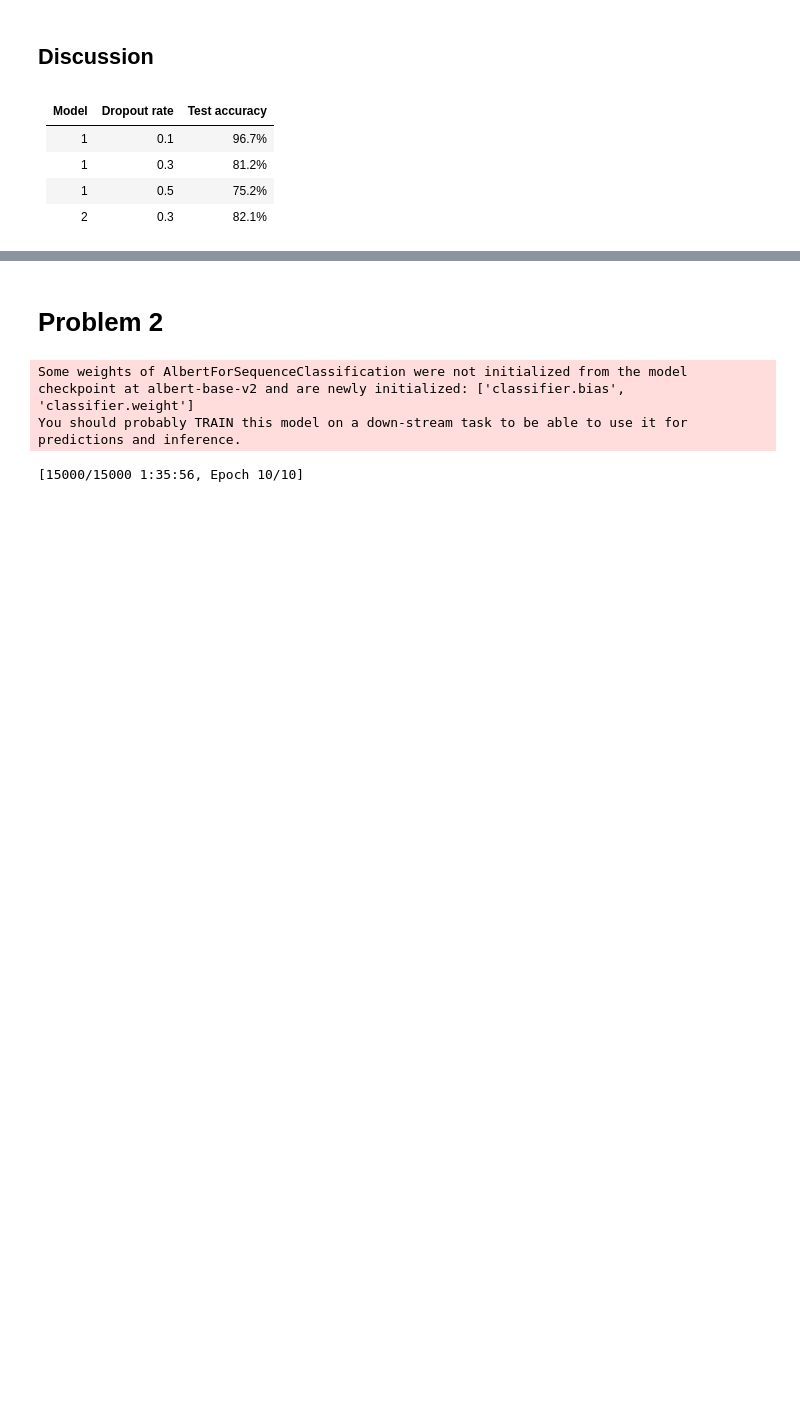
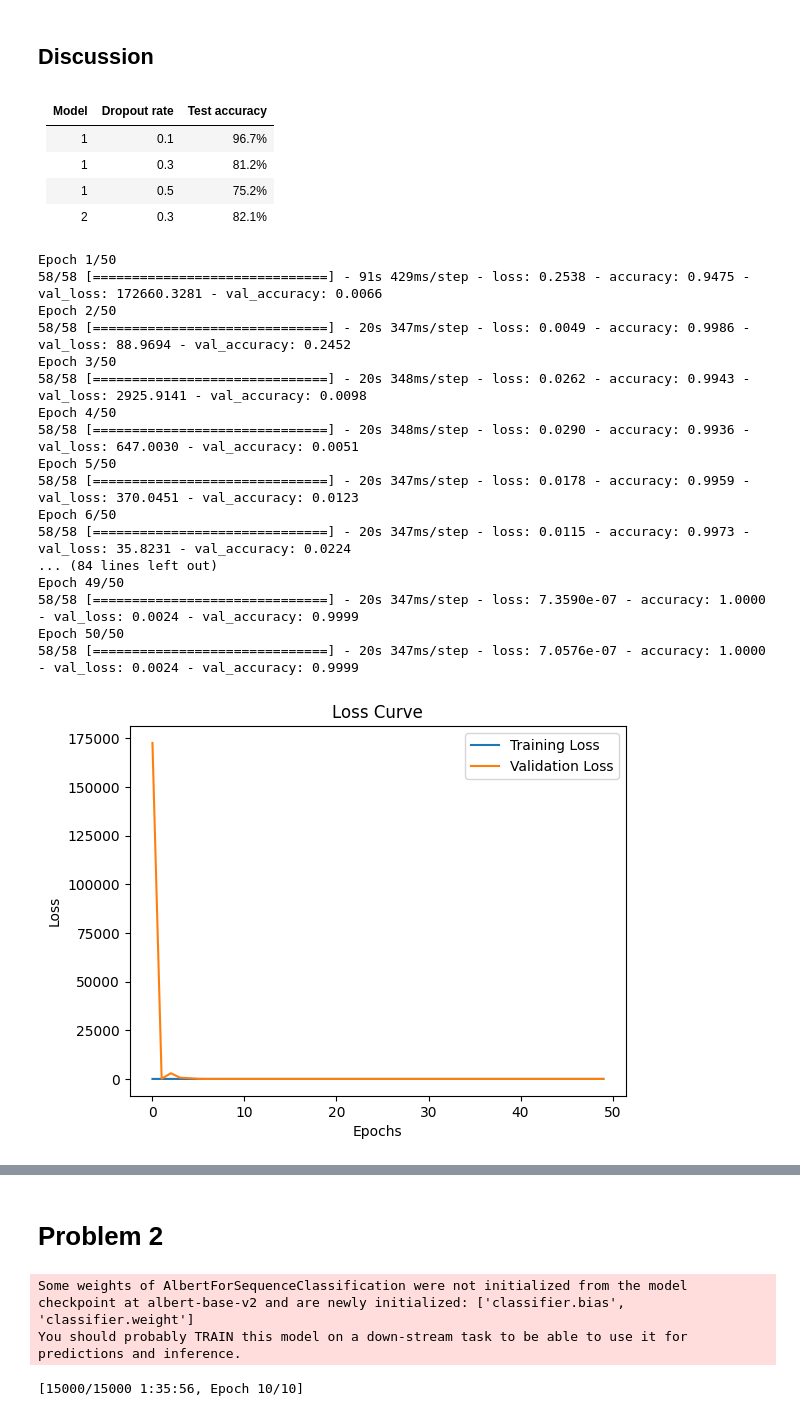
Before and after one commit to yimianxyz/sysen6888, a Jupyter notebook: main.ipynb, the cells around one changed output, grey strips where cells are left out. Cells and saved outputs as stored; diff of their text form; code cells hidden in the pictures; blank space fills up the shorter version.

```diff
--- a/main.ipynb
+++ b/main.ipynb
@@ -227,3 +232,27 @@ EfficientNetB1: Params=8084490, Time=1.8686602115631104, Accuracy=0.964871287345
 | 1 | 0.3 | 81.2% |
 | 1 | 0.5 | 75.2% |
 | 2 | 0.3 | 82.1% |
+# %%
+# Create and train ResNet101
+resnet_base = ResNet101(weights='imagenet', include_top=False, input_shape=(75, 75, 3))
+resnet_params, resnet_time, resnet_acc = create_and_train_model(resnet_base, train_gen, test_gen, freeze_layers=False)
+print(f"ResNet101: Params={resnet_params}, Time={resnet_time}, Accuracy={resnet_acc}")
+# %% [output]
+Epoch 1/50
+58/58 [==============================] - 91s 429ms/step - loss: 0.2538 - accuracy: 0.9475 - val_loss: 172660.3281 - val_accuracy: 0.0066
+Epoch 2/50
+58/58 [==============================] - 20s 347ms/step - loss: 0.0049 - accuracy: 0.9986 - val_loss: 88.9694 - val_accuracy: 0.2452
+Epoch 3/50
+58/58 [==============================] - 20s 348ms/step - loss: 0.0262 - accuracy: 0.9943 - val_loss: 2925.9141 - val_accuracy: 0.0098
+Epoch 4/50
+58/58 [==============================] - 20s 348ms/step - loss: 0.0290 - accuracy: 0.9936 - val_loss: 647.0030 - val_accuracy: 0.0051
+Epoch 5/50
+58/58 [==============================] - 20s 347ms/step - loss: 0.0178 - accuracy: 0.9959 - val_loss: 370.0451 - val_accuracy: 0.0123
+Epoch 6/50
+58/58 [==============================] - 20s 347ms/step - loss: 0.0115 - accuracy: 0.9973 - val_loss: 35.8231 - val_accuracy: 0.0224
+... (84 lines left out)
+Epoch 49/50
+58/58 [==============================] - 20s 347ms/step - loss: 7.3590e-07 - accuracy: 1.0000 - val_loss: 0.0024 - val_accuracy: 0.9999
+Epoch 50/50
+58/58 [==============================] - 20s 347ms/step - loss: 7.0576e-07 - accuracy: 1.0000 - val_loss: 0.0024 - val_accuracy: 0.9999
+[figure, added]
```
Also changed, not shown: parts of 8 cells of this notebook.
